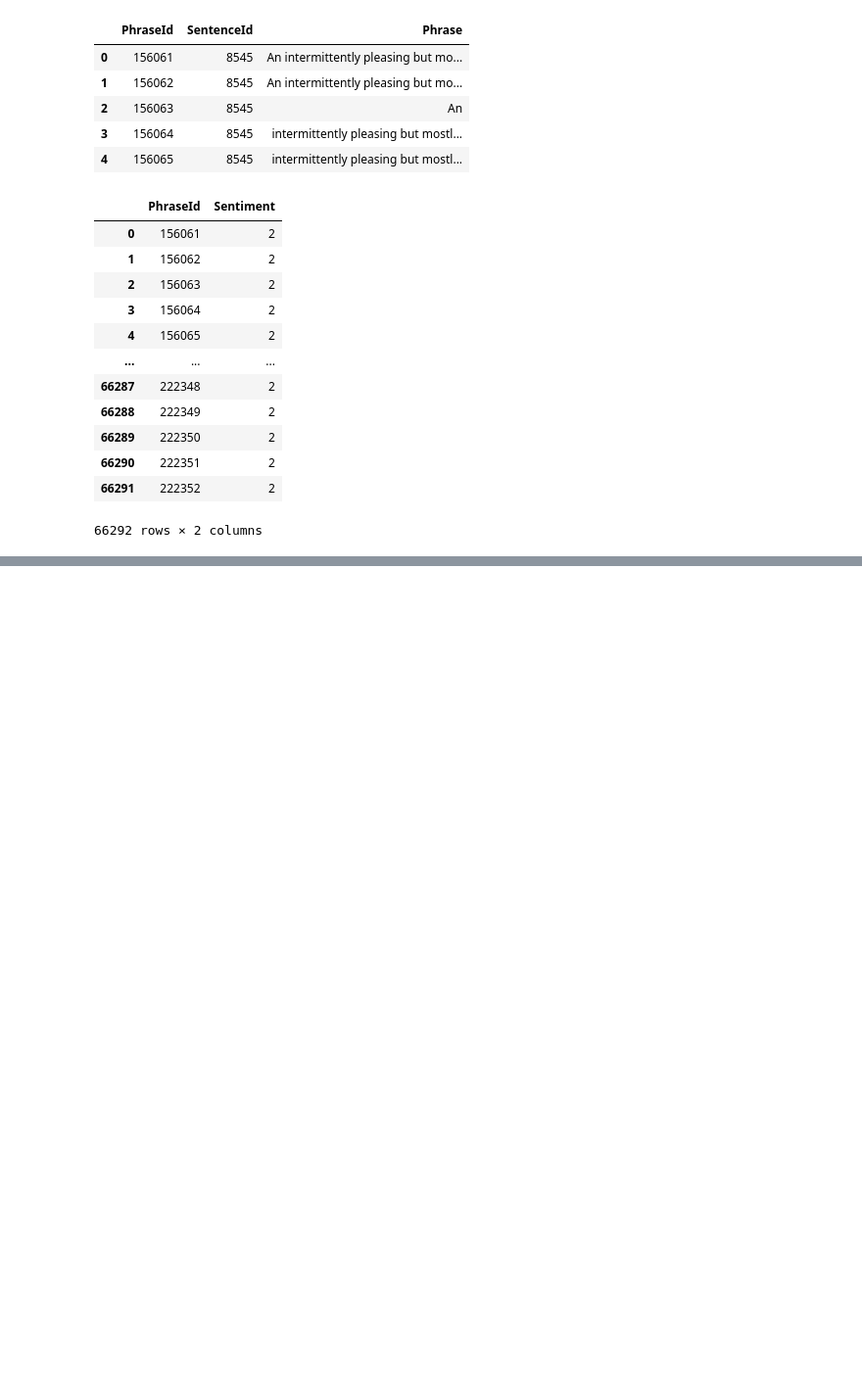
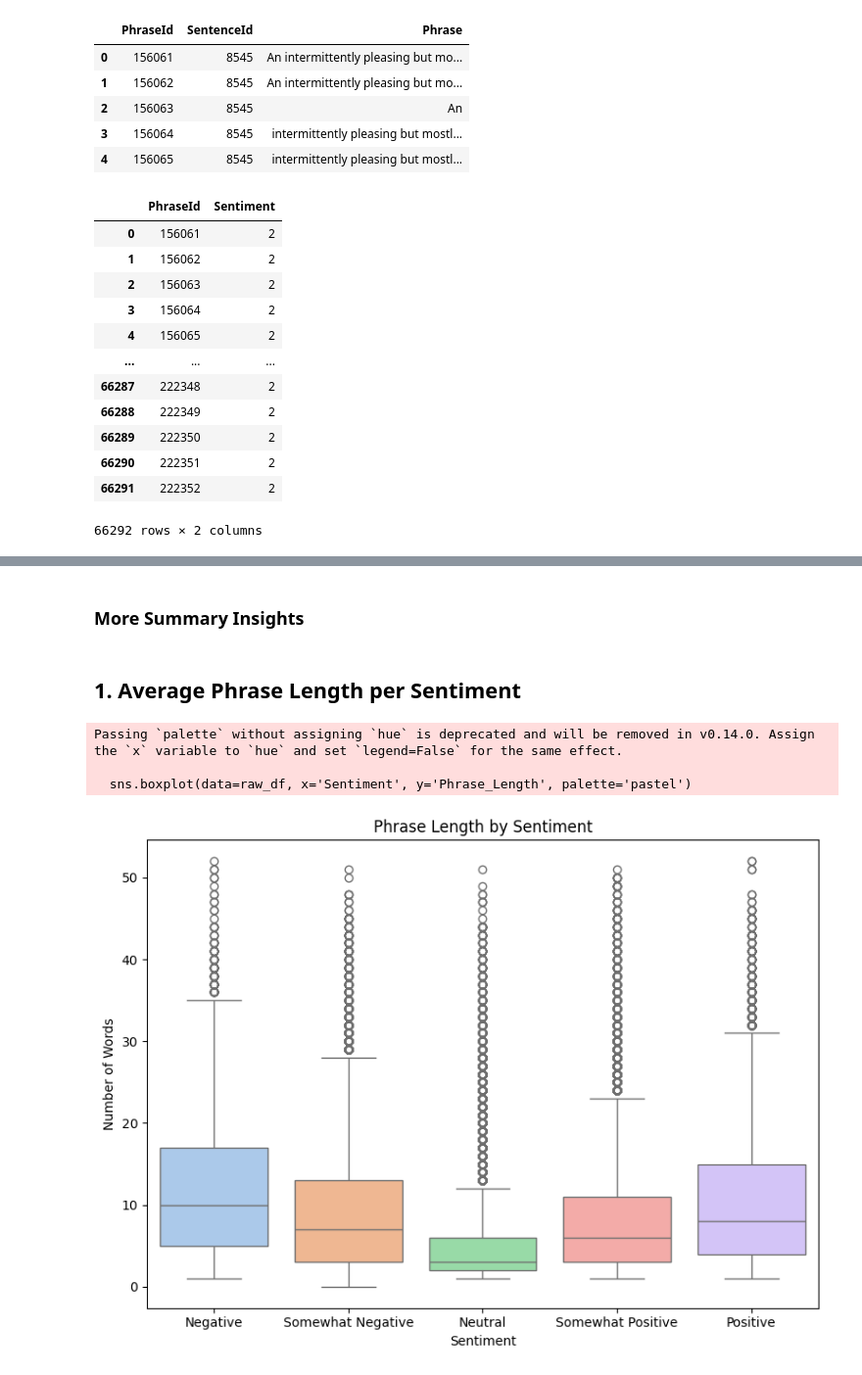
Before and after one commit to thugge254/Sentiment-Analysis-on-Movie-Reviews, a Jupyter notebook: Sentiment_Analysis_on_Movie_Reviews.ipynb, the cells around one changed output, grey strips where cells are left out. Shown at 98% size. Cells and saved outputs as stored; diff of their text form; code cells hidden in the pictures; blank space fills up the shorter version.

```diff
--- a/Sentiment_Analysis_on_Movie_Reviews.ipynb
+++ b/Sentiment_Analysis_on_Movie_Reviews.ipynb
@@ -90,0 +160,25 @@ sub_df
+# %% [markdown]
+### More Summary Insights
+# %% [markdown]
+## 1. Average Phrase Length per Sentiment
+# %%
+import pandas as pd
+import seaborn as sns
+
+# Add phrase length column
+raw_df['Phrase_Length'] = raw_df['Phrase'].apply(lambda x: len(x.split()))
+
+# Plot
+plt.figure(figsize=(8, 6))
+sns.boxplot(data=raw_df, x='Sentiment', y='Phrase_Length', palette='pastel')
+plt.title('Phrase Length by Sentiment')
+plt.xlabel('Sentiment')
+plt.ylabel('Number of Words')
+plt.xticks(ticks=range(5), labels=sentiment_labels)
+plt.tight_layout()
+plt.show()
+# %% [output]
+Passing `palette` without assigning `hue` is deprecated and will be removed in v0.14.0. Assign the `x` variable to `hue` and set `legend=False` for the same effect.
+
+  sns.boxplot(data=raw_df, x='Sentiment', y='Phrase_Length', palette='pastel')
+[figure, added]
```
Also changed, not shown: parts of 25 cells of this notebook.
